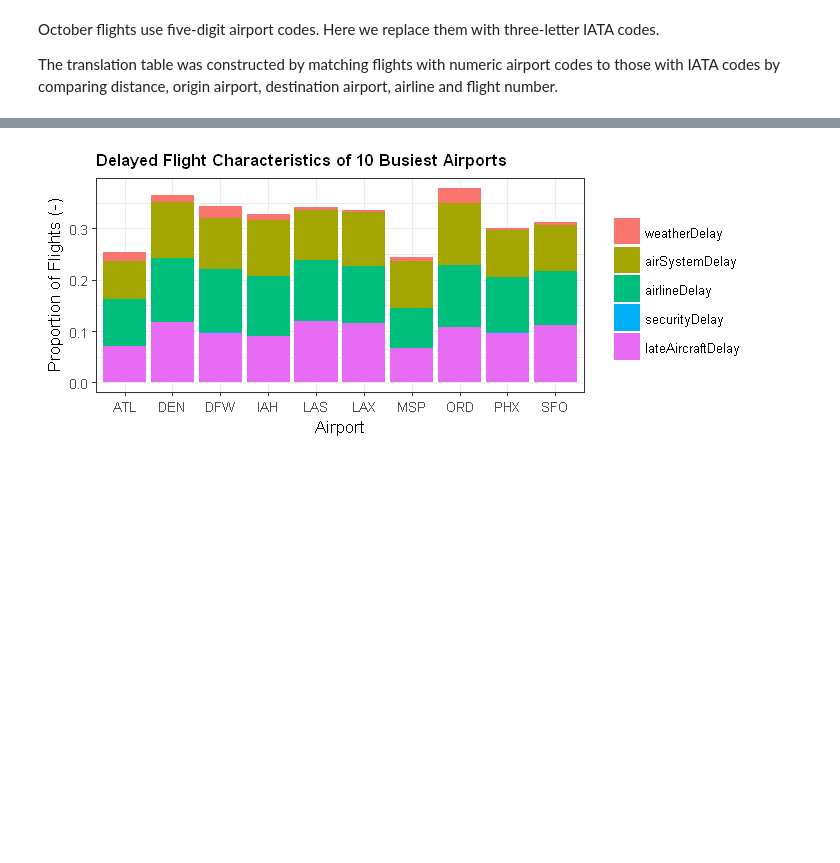
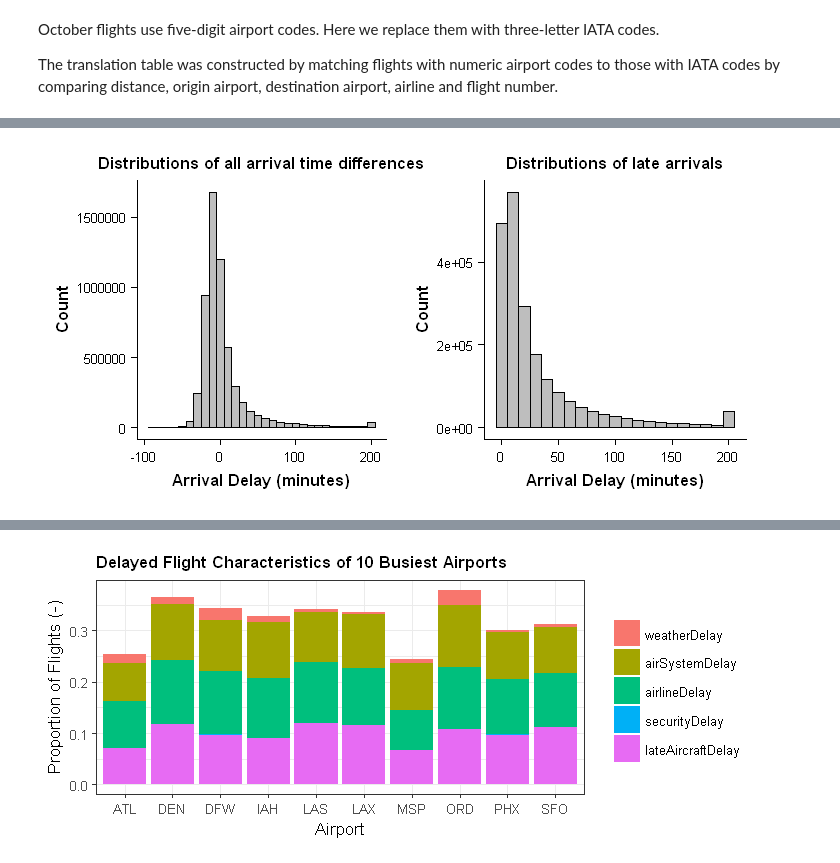
Before and after one commit to jordannad/2015FlightDelays, a Jupyter notebook: FlightDelay2015_20180704.ipynb, the cells around one changed output, grey strips where cells are left out. Saved outputs shown, nothing was run; the diff lists cells and outputs as text; code cells hidden in the pictures; blank space fills up the shorter version.

```diff
--- a/FlightDelay2015_20180704.ipynb
+++ b/FlightDelay2015_20180704.ipynb
@@ -131,0 +161,29 @@ barplot(originFreq[1:20], cex.names = 0.5, cex.axis = 0.7,
+# %%
+options(repr.plot.width=6, repr.plot.height=3)
+delayDist = data.frame(flights$ARRIVAL_DELAY)
+colnames(delayDist) = c("ARRIVAL_DELAY")
+delayDist$ARRIVAL_DELAY[delayDist$ARRIVAL_DELAY > 200] = 200
+delayDist = na.omit(delayDist)
+plot1 = ggplot(delayDist, aes(x = ARRIVAL_DELAY)) +
+  geom_histogram(binwidth = 10, fill = "grey",col = "black") +
+  xlab('Arrival Delay (minutes)') +
+  ggtitle('Distributions of all arrival time differences') +
+  ylab('Count') +
+  theme(plot.title = element_text(size=10,face = "bold")) +
+  theme(legend.position="none") +
+  theme(axis.text=element_text(size=8)) +
+  theme(axis.title=element_text(size=10, face = "bold"))
+delayDist = data.frame(delayDist[delayDist$ARRIVAL_DELAY > 0,])
+colnames(delayDist) = c("ARRIVAL_DELAY")
+plot2 = ggplot(delayDist, aes(x = ARRIVAL_DELAY)) +
+  geom_histogram(binwidth = 10, fill = "grey",col = "black") +
+  xlab('Arrival Delay (minutes)') +
+  ggtitle('Distributions of late arrivals') +
+  ylab('Count') +
+  theme(plot.title = element_text(size=10,face = "bold")) +
+  theme(legend.position="none") +
+  theme(axis.text=element_text(size=8)) +
+  theme(axis.title=element_text(size=10, face = "bold"))
+grid.arrange(plot1, plot2, ncol = 2)
+# %% [output]
+[figure, added]
```
Also changed, not shown: parts of 22 cells of this notebook.
